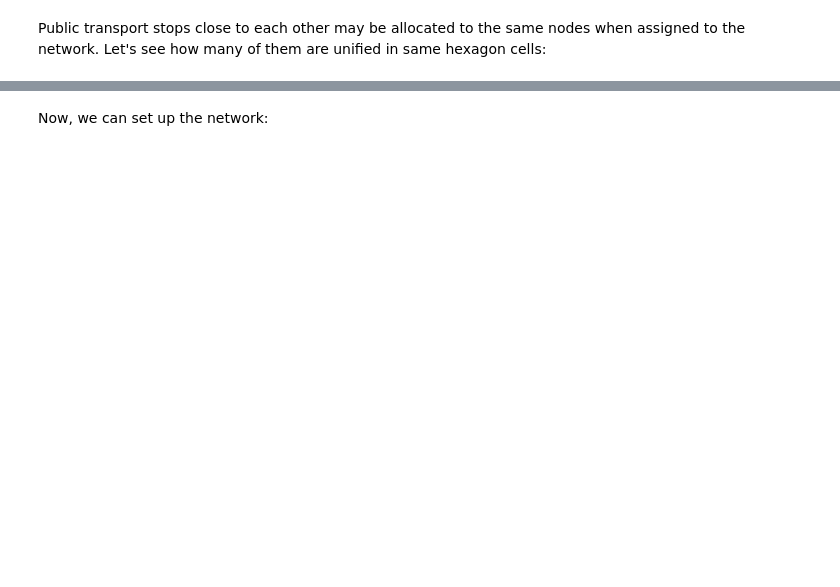
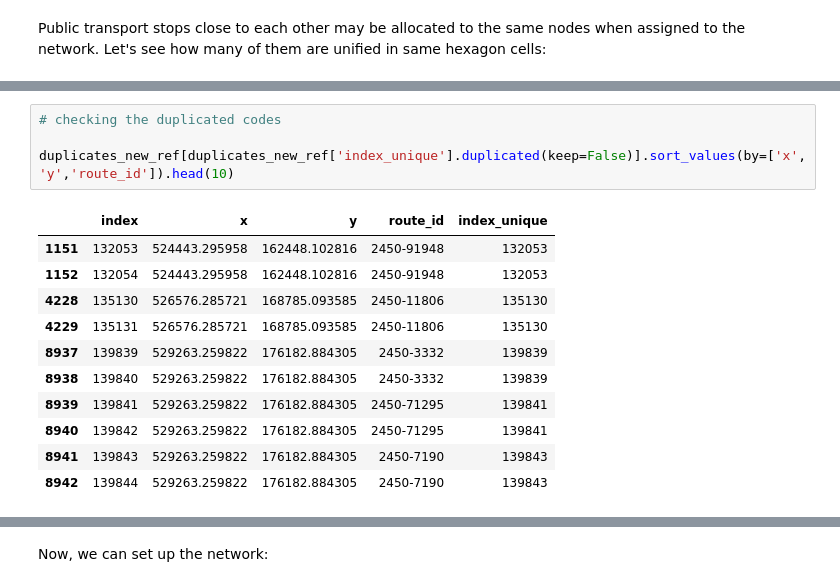
Before and after one commit to geaquinto/gtfs_to_pdna, a Jupyter notebook: gtfs_to_pdna_nw.ipynb, the cells around one changed output, grey strips where cells are left out. Drawn from its saved outputs; the diff is of its cells as text; blank space fills up the shorter version.

```diff
--- a/gtfs_to_pdna_nw.ipynb
+++ b/gtfs_to_pdna_nw.ipynb
@@ -1649,0 +1687,16 @@ While every node is the same as a node in the walking network, there are 24369 n
+# %%
+# checking the duplicated codes
+
+duplicates_new_ref[duplicates_new_ref['index_unique'].duplicated(keep=False)].sort_values(by=['x', 'y','route_id']).head(10)
+# %% [output]
+|  | index | x | y | route_id | index_unique |
+| 1151 | 132053 | 524443.295958 | 162448.102816 | 2450-91948 | 132053 |
+| 1152 | 132054 | 524443.295958 | 162448.102816 | 2450-91948 | 132053 |
+| 4228 | 135130 | 526576.285721 | 168785.093585 | 2450-11806 | 135130 |
+| 4229 | 135131 | 526576.285721 | 168785.093585 | 2450-11806 | 135130 |
+| 8937 | 139839 | 529263.259822 | 176182.884305 | 2450-3332 | 139839 |
+| 8938 | 139840 | 529263.259822 | 176182.884305 | 2450-3332 | 139839 |
+| 8939 | 139841 | 529263.259822 | 176182.884305 | 2450-71295 | 139841 |
+| 8940 | 139842 | 529263.259822 | 176182.884305 | 2450-71295 | 139841 |
+| 8941 | 139843 | 529263.259822 | 176182.884305 | 2450-7190 | 139843 |
+| 8942 | 139844 | 529263.259822 | 176182.884305 | 2450-7190 | 139843 |
```
Also changed, not shown: parts of 104 cells of this notebook.
